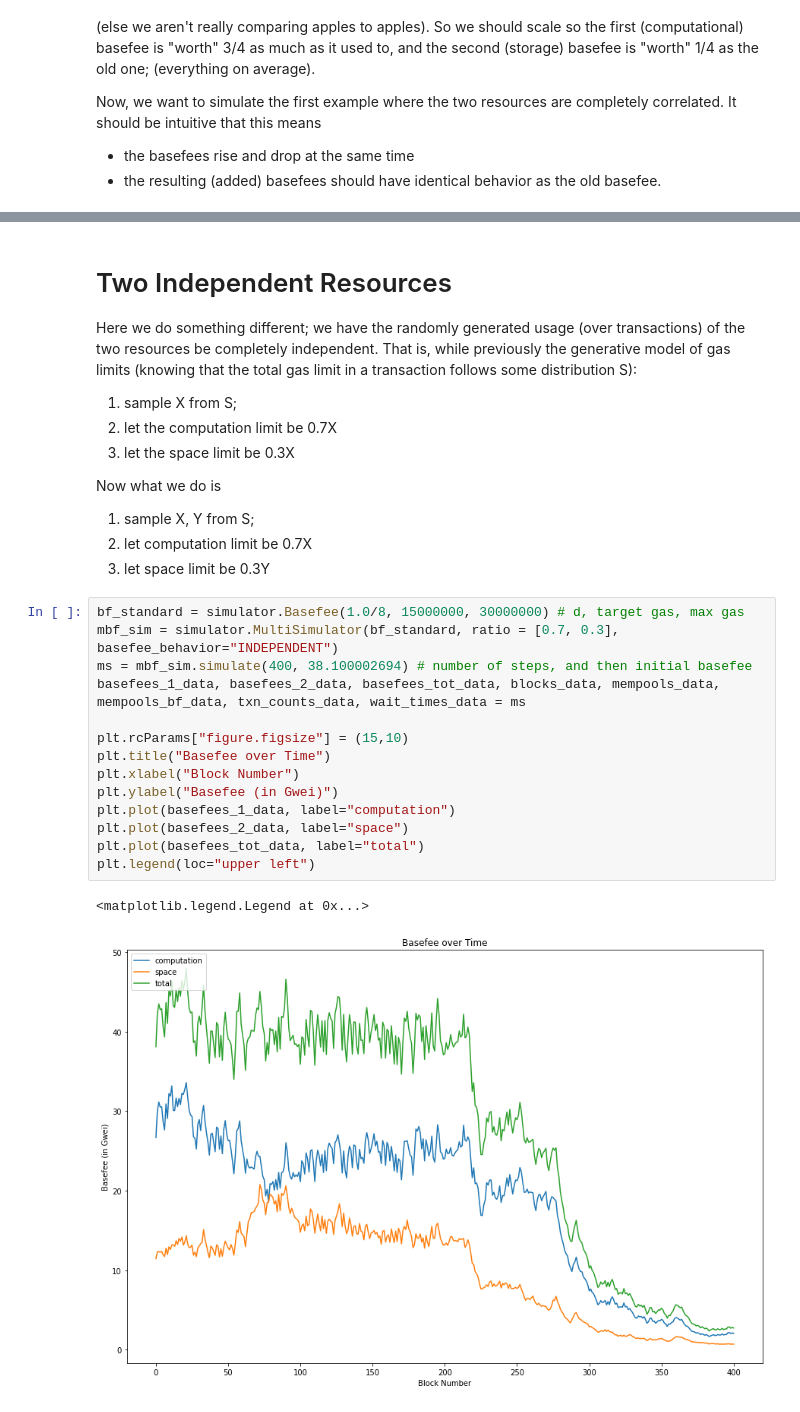
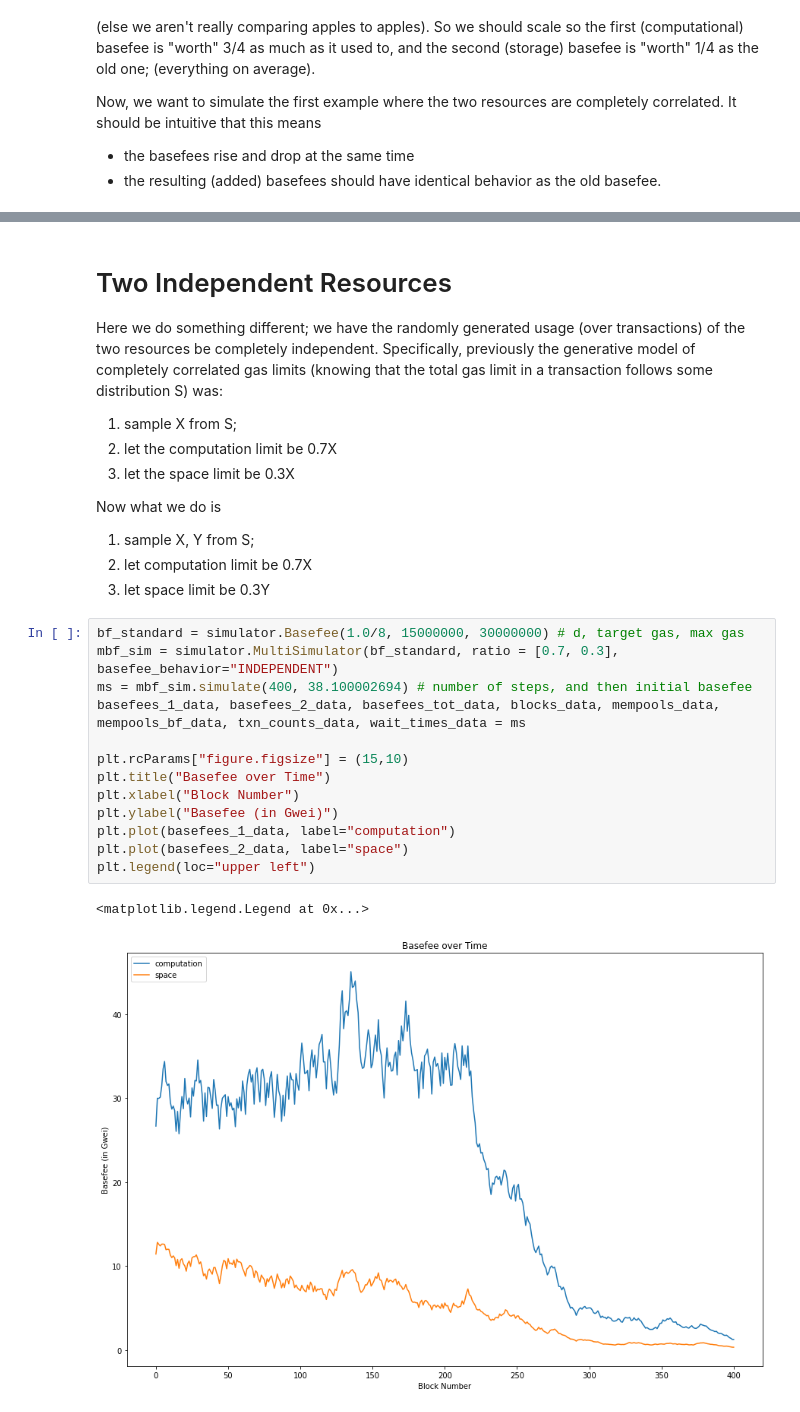
Before and after one commit to teohyikhaw/camcos, a Jupyter notebook: simulations/2022/multi-1559.ipynb, the cells around one changed output, grey strips where cells are left out. Drawn from its saved outputs; the diff is of its cells as text.

```diff
--- a/simulations/2022/multi-1559.ipynb
+++ b/simulations/2022/multi-1559.ipynb
@@ -70,7 +70,7 @@ plt.legend(loc="upper left")
 # %% [markdown]
 # Two Independent Resources
 
-Here we do something different; we have the randomly generated usage (over transactions) of the two resources be completely independent. That is, while previously the generative model of gas limits (knowing that the total gas limit in a transaction follows some distribution S):
+Here we do something different; we have the randomly generated usage (over transactions) of the two resources be completely independent. Specifically, previously the generative model of completely correlated gas limits (knowing that the total gas limit in a transaction follows some distribution S) was:
 
 1. sample X from S;
 2. let the computation limit be 0.7X
@@ -83,17 +83,16 @@ Now what we do is
 # %%
 bf_standard = simulator.Basefee(1.0/8, 15000000, 30000000) # d, target gas, max gas
 mbf_sim = simulator.MultiSimulator(bf_standard, ratio = [0.7, 0.3], basefee_behavior="INDEPENDENT")
 ms = mbf_sim.simulate(400, 38.100002694) # number of steps, and then initial basefee
 basefees_1_data, basefees_2_data, basefees_tot_data, blocks_data, mempools_data, mempools_bf_data, txn_counts_data, wait_times_data = ms
 
 plt.rcParams["figure.figsize"] = (15,10)
 plt.title("Basefee over Time")
 plt.xlabel("Block Number")
 plt.ylabel("Basefee (in Gwei)")
 plt.plot(basefees_1_data, label="computation")
 plt.plot(basefees_2_data, label="space")
-plt.plot(basefees_tot_data, label="total")
 plt.legend(loc="upper left")
 # %% [output]
 <matplotlib.legend.Legend at 0x...>
-[figure, old version]
+[figure, new version]
```
Also changed, not shown: parts of 2 cells of this notebook, 1 other file.
